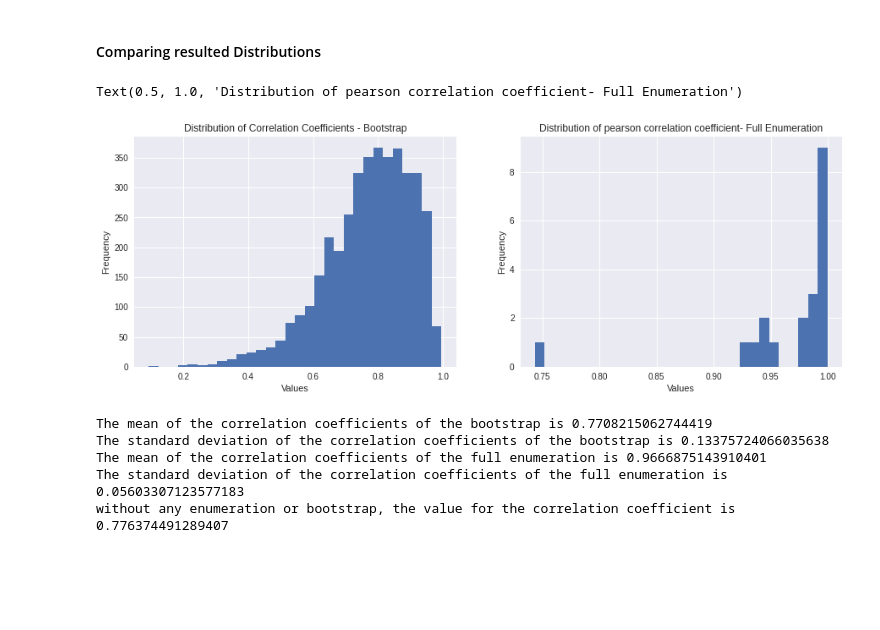
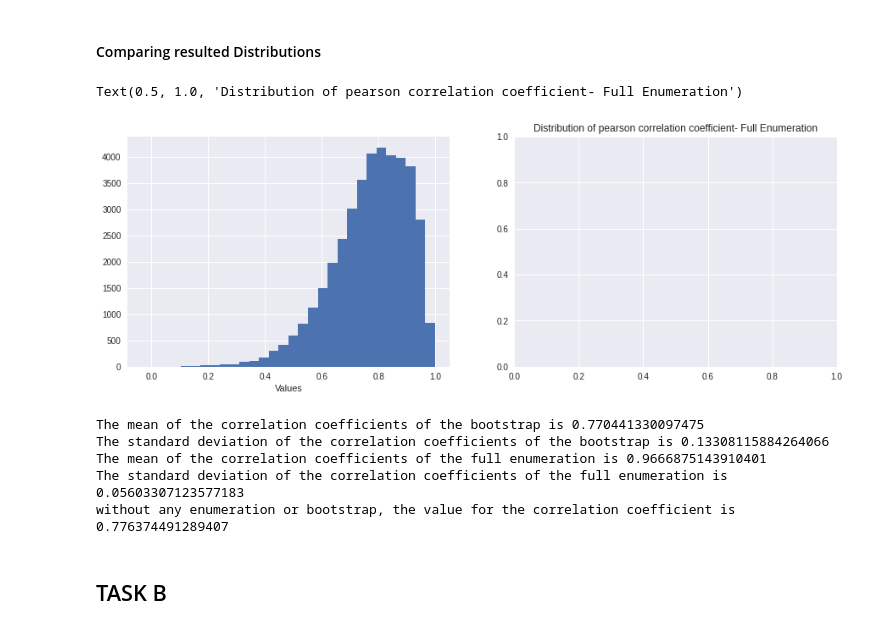
Before and after one commit to manyu252/CompStats, a Jupyter notebook: assignment2/ExplorativeAnalysis.ipynb, the cells around one changed output. Saved outputs shown, nothing was run; the diff lists cells and outputs as text; code cells hidden in the pictures; blank space fills up the shorter version.

Commit message:
Images-Small Changes

```diff
--- a/assignment2/ExplorativeAnalysis.ipynb
+++ b/assignment2/ExplorativeAnalysis.ipynb
@@ -52,10 +55,14 @@ def calculate_corr_sample(sample):
 # %% [markdown]
 #### for 4000 sample size
 # %%
-samples_count =4000
+starttime = timeit.default_timer()
+
+samples_count = 40000
 samples=np.random.choice(len(data),size=(samples_count,len(data)),replace=True)
 bootstrap_samples=[]
 for i in range(samples_count):
     LSAT=[data.iloc[x]['LSAT'] for x in samples[i]]
     GPA=[data.iloc[x]['GPA'] for x in samples[i]]
     bootstrap_samples.append([[lsat,gpa]for lsat,gpa in zip(LSAT,GPA)])
+Correlations_bootstrap=[calculate_corr_sample(t) for t in bootstrap_samples]
+print("The time difference is :", timeit.default_timer() - starttime)
@@ -71,6 +80,9 @@ plt.show()
 # %% [markdown]
 #### In complete enumeration , We expect to have 2**(size of the data) possible enumerations
 # %%
+starttime = timeit.default_timer()
+print("The start time is :",starttime)
+
 print('Expected combinations:',(2**len(data)))
 
 def powerset(iterable):
@@ -86,4 +98,10 @@ print('Implemented Length of all combinations:',len(allCombination))
 # show 5 items of all combinations randomly
 for i in random.sample(allCombination,5):
     print('a sample from all possible enumerations:',i)
+
+Correlations_full_enum=[]
+for k in allCombination[1000:1020]:
+    NewSample=data.iloc[[x for x in k]]
+    Correlations_full_enum.append(np.corrcoef(NewSample['LSAT'],NewSample['GPA'])[0,1])
+print("The time difference is :", timeit.default_timer() - starttime)
 # %% [output]
@@ -114,17 +127,17 @@ plt.show()
 # %%
 # plot the distribution of correlation coefficients side by side
 fig, ax = plt.subplots(1, 2, figsize=(15, 5))
 ax[0].hist(Correlations_bootstrap, bins=30)
 ax[0].set_xlabel('Values')
-ax[0].set_ylabel('Frequency')
-ax[0].set_title('Distribution of Correlation Coefficients - Bootstrap')
-ax[1].hist(Correlations_full_enum, bins=30)
-ax[1].set_xlabel('Values')
-ax[1].set_ylabel('Frequency')
+Correlations_full_enum=[]
+for k in allCombination[1000:1020]:
+    NewSample=data.iloc[[x for x in k]]
+    Correlations_full_enum.append(np.corrcoef(NewSample['LSAT'],NewSample['GPA'])[0,1])
+    print("The time difference is :", timeit.default_timer() - starttime)
 ax[1].set_title('Distribution of pearson correlation coefficient- Full Enumeration')
 # %% [output]
 Text(0.5, 1.0, 'Distribution of pearson correlation coefficient- Full Enumeration')
-[figure, old version]
+[figure, new version]
 # %%
 # calculate the mean and standard deviation of the correlation coefficients
 print('The mean of the correlation coefficients of the bootstrap is',np.mean(Correlations_bootstrap))
@@ -134,8 +147,10 @@ print('The standard deviation of the correlation coefficients of the full enumer
 
 print('without any enumeration or bootstrap, the value for the correlation coefficient is',np.corrcoef(data['LSAT'],data['GPA'])[0,1])
 # %% [output]
-The mean of the correlation coefficients of the bootstrap is 0.7708215062744419
-The standard deviation of the correlation coefficients of the bootstrap is 0.13375724066035638
+The mean of the correlation coefficients of the bootstrap is 0.770441330097475
+The standard deviation of the correlation coefficients of the bootstrap is 0.13308115884264066
 The mean of the correlation coefficients of the full enumeration is 0.9666875143910401
 The standard deviation of the correlation coefficients of the full enumeration is 0.05603307123577183
 without any enumeration or bootstrap, the value for the correlation coefficient is 0.776374491289407
+# %% [markdown]
+## TASK B
```
Also changed, not shown: parts of 8 cells of this notebook, 3 other files.
